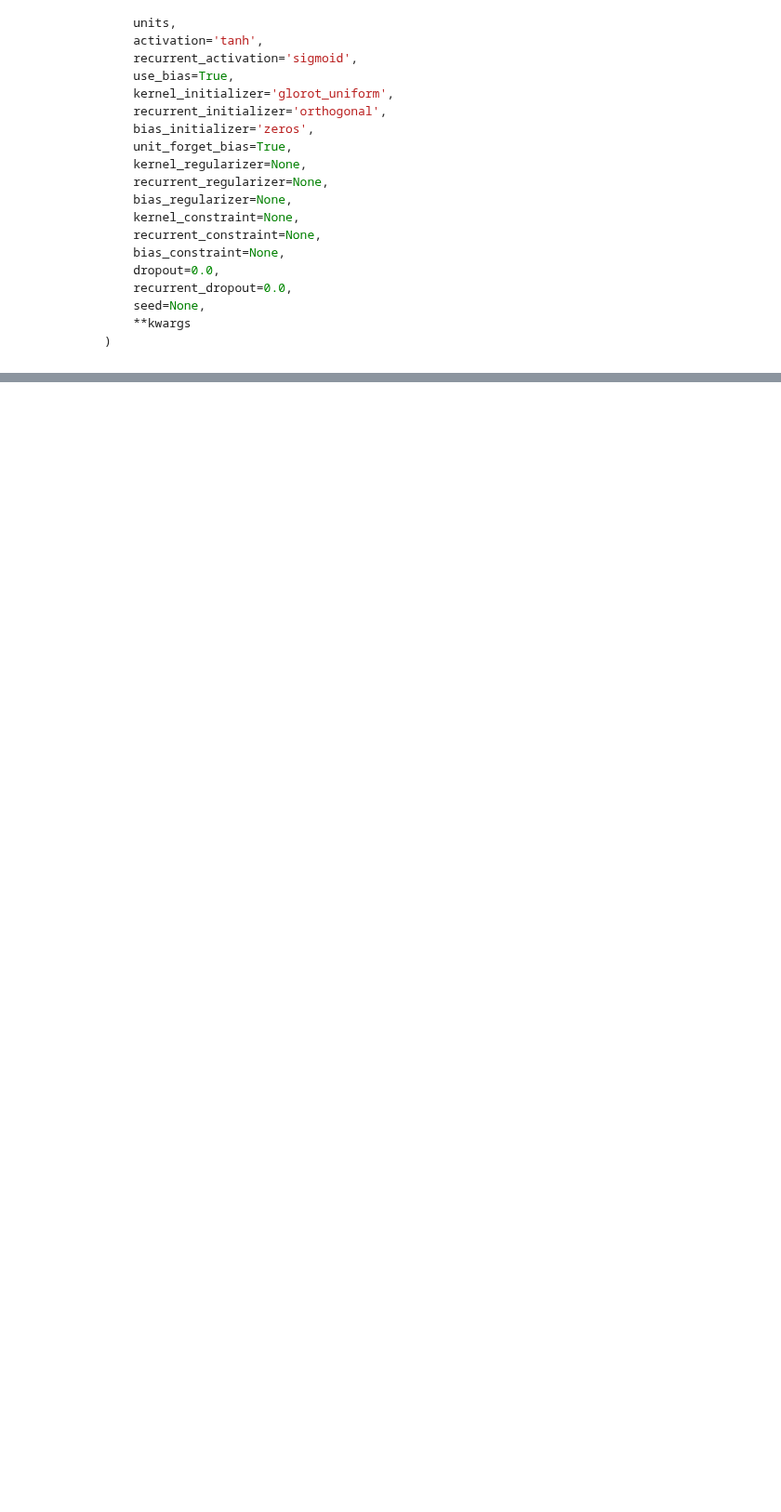
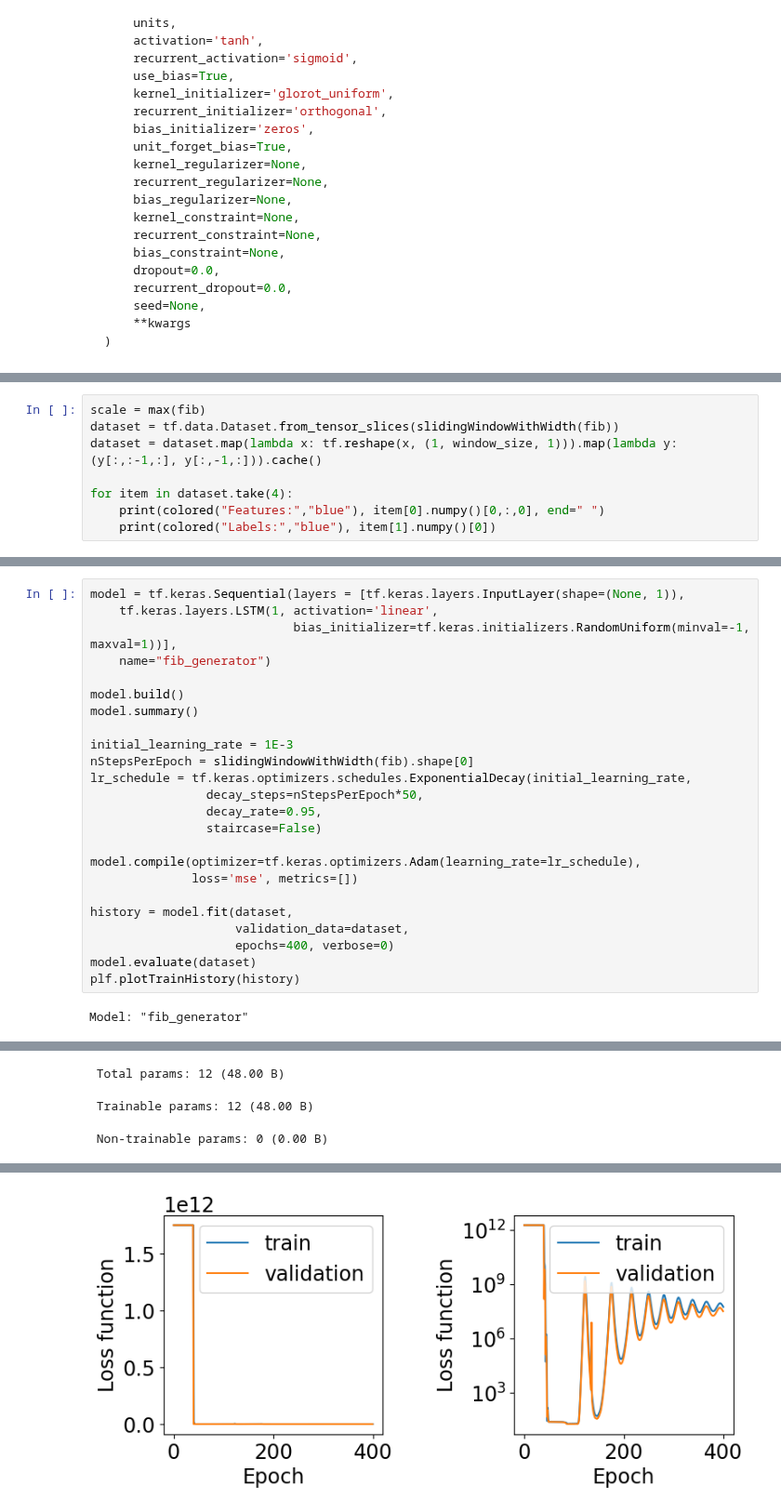
Before and after one commit to akalinow/UczenieMaszynoweII, a Jupyter notebook: PL/10_Sieci_rekurencyjne.ipynb, the cells around one changed output, grey strips where cells are left out. Shown at 93% size. Drawn from its saved outputs; the diff is of its cells as text; blank space fills up the shorter version.

```diff
--- a/PL/10_Sieci_rekurencyjne.ipynb
+++ b/PL/10_Sieci_rekurencyjne.ipynb
@@ -236,0 +276,8 @@ tf.keras.layers.LSTMCell(
+# %%
+scale = max(fib)
+dataset = tf.data.Dataset.from_tensor_slices(slidingWindowWithWidth(fib))
+dataset = dataset.map(lambda x: tf.reshape(x, (1, window_size, 1))).map(lambda y: (y[:,:-1,:], y[:,-1,:])).cache()
+
+for item in dataset.take(4):
+    print(colored("Features:","blue"), item[0].numpy()[0,:,0], end=" ")
+    print(colored("Labels:","blue"), item[1].numpy()[0])
@@ -236,0 +295,26 @@ tf.keras.layers.LSTMCell(
+# %%
+model = tf.keras.Sequential(layers = [tf.keras.layers.InputLayer(shape=(None, 1)),
+    tf.keras.layers.LSTM(1, activation='linear',
+                            bias_initializer=tf.keras.initializers.RandomUniform(minval=-1, maxval=1))],
+    name="fib_generator")
+
+model.build()
+model.summary()
+
+initial_learning_rate = 1E-3
+nStepsPerEpoch = slidingWindowWithWidth(fib).shape[0]
+lr_schedule = tf.keras.optimizers.schedules.ExponentialDecay(initial_learning_rate,
+                decay_steps=nStepsPerEpoch*50,
+                decay_rate=0.95,
+                staircase=False)
+
+model.compile(optimizer=tf.keras.optimizers.Adam(learning_rate=lr_schedule),
+              loss='mse', metrics=[])
+
+history = model.fit(dataset,
+                    validation_data=dataset,
+                    epochs=400, verbose=0)
+model.evaluate(dataset)
+plf.plotTrainHistory(history)
+# %% [output]
+Model: "fib_generator"
@@ -236,0 +326,3 @@ tf.keras.layers.LSTMCell(
+ Total params: 12 (48.00 B)
+ Trainable params: 12 (48.00 B)
+ Non-trainable params: 0 (0.00 B)
@@ -236,0 +330 @@ tf.keras.layers.LSTMCell(
+[figure, added]
```
Also changed, not shown: parts of 12 cells of this notebook, 1 other file.
